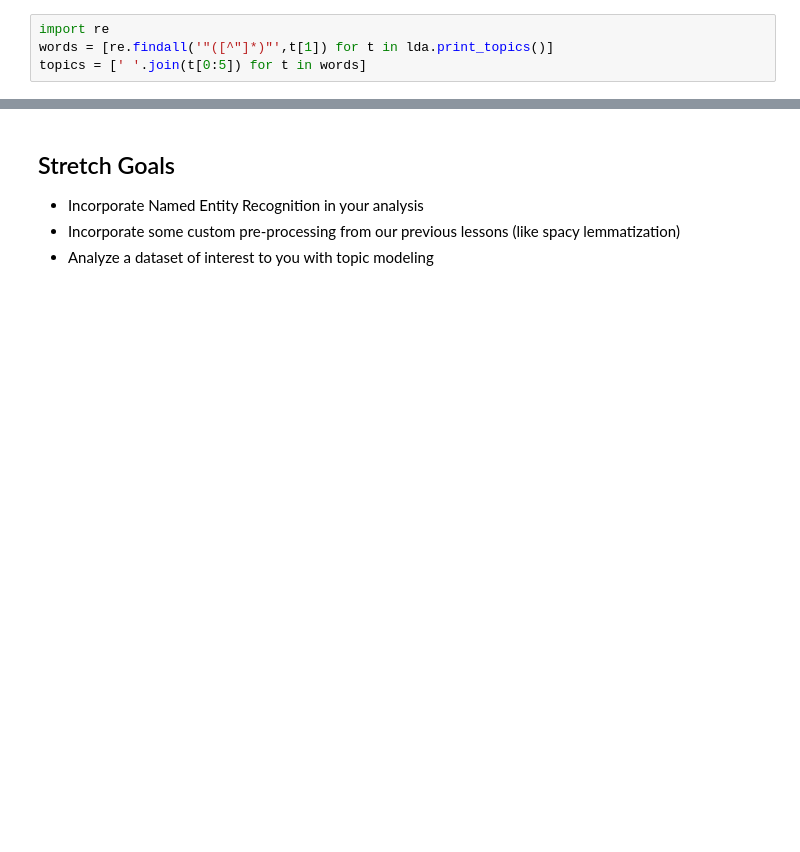
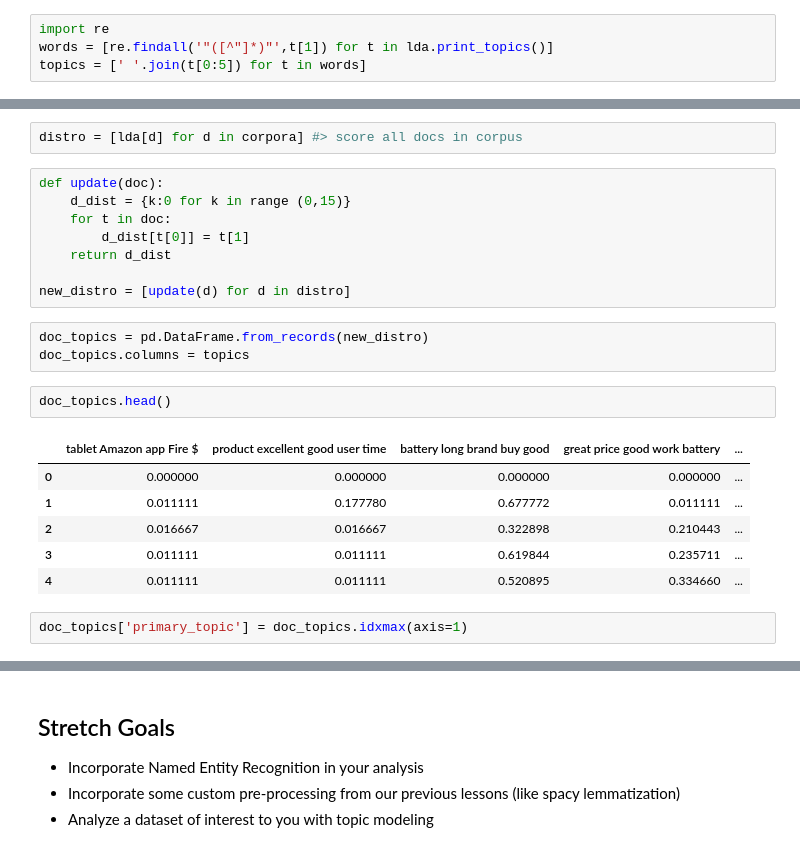
Before and after one commit to ekselan/DS-Unit-4-Sprint-1-NLP, a Jupyter notebook: module4-topic-modeling/ABW_LS_DS_414_Topic_Modeling_Assignment.ipynb, the cells around one changed output, grey strips where cells are left out. Drawn from its saved outputs; the diff is of its cells as text; blank space fills up the shorter version.

```diff
--- a/module4-topic-modeling/ABW_LS_DS_414_Topic_Modeling_Assignment.ipynb
+++ b/module4-topic-modeling/ABW_LS_DS_414_Topic_Modeling_Assignment.ipynb
@@ -157,0 +200,24 @@ work great far fine expect
+# %%
+distro = [lda[d] for d in corpora] #> score all docs in corpus
+# %%
+def update(doc):
+    d_dist = {k:0 for k in range (0,15)}
+    for t in doc:
+        d_dist[t[0]] = t[1]
+    return d_dist
+
+new_distro = [update(d) for d in distro]
+# %%
+doc_topics = pd.DataFrame.from_records(new_distro)
+doc_topics.columns = topics
+# %%
+doc_topics.head()
+# %% [output]
+|  | tablet Amazon app Fire $ | product excellent good user time | battery long brand buy good | great price good work battery | ... |
+| 0 | 0.000000 | 0.000000 | 0.000000 | 0.000000 | ... |
+| 1 | 0.011111 | 0.177780 | 0.677772 | 0.011111 | ... |
+| 2 | 0.016667 | 0.016667 | 0.322898 | 0.210443 | ... |
+| 3 | 0.011111 | 0.011111 | 0.619844 | 0.235711 | ... |
+| 4 | 0.011111 | 0.011111 | 0.520895 | 0.334660 | ... |
+# %%
+doc_topics['primary_topic'] = doc_topics.idxmax(axis=1)
```
Also changed, not shown: parts of 11 cells of this notebook, 2 other files.
